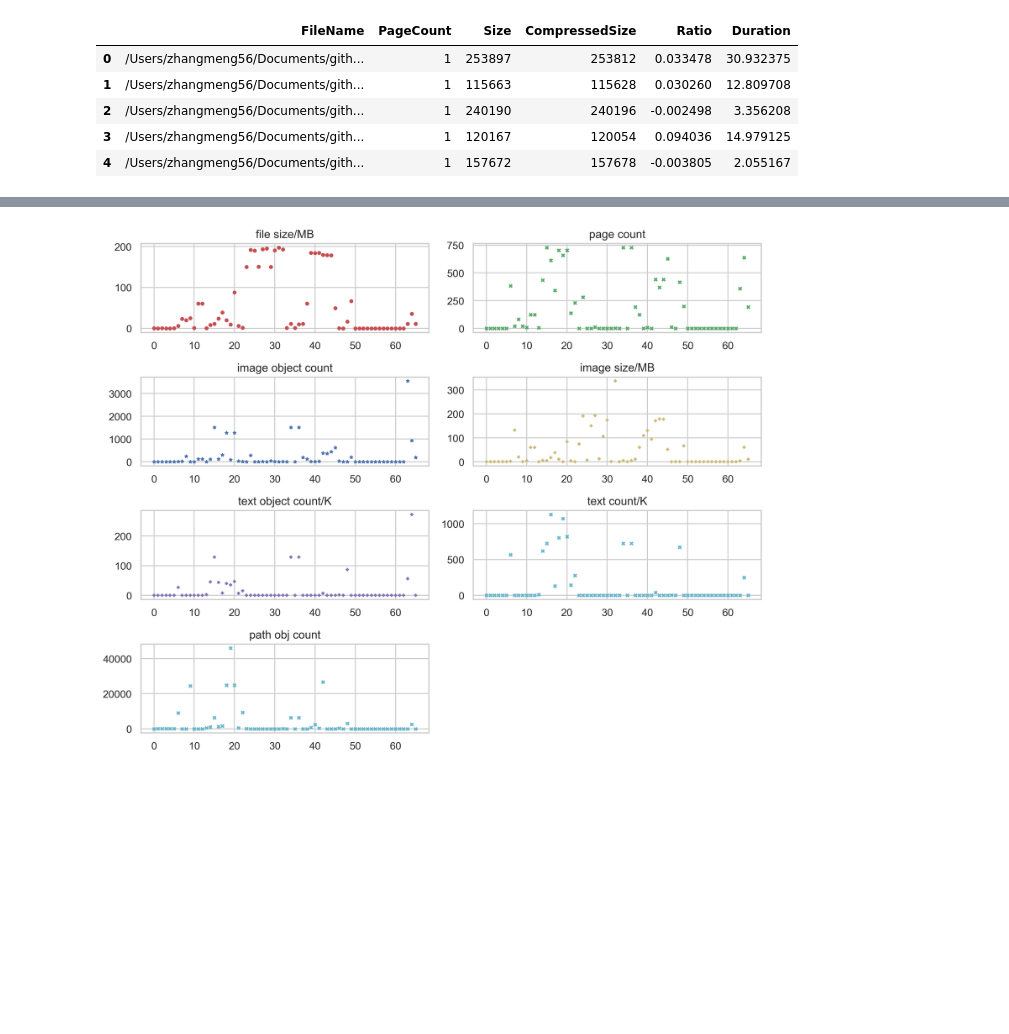
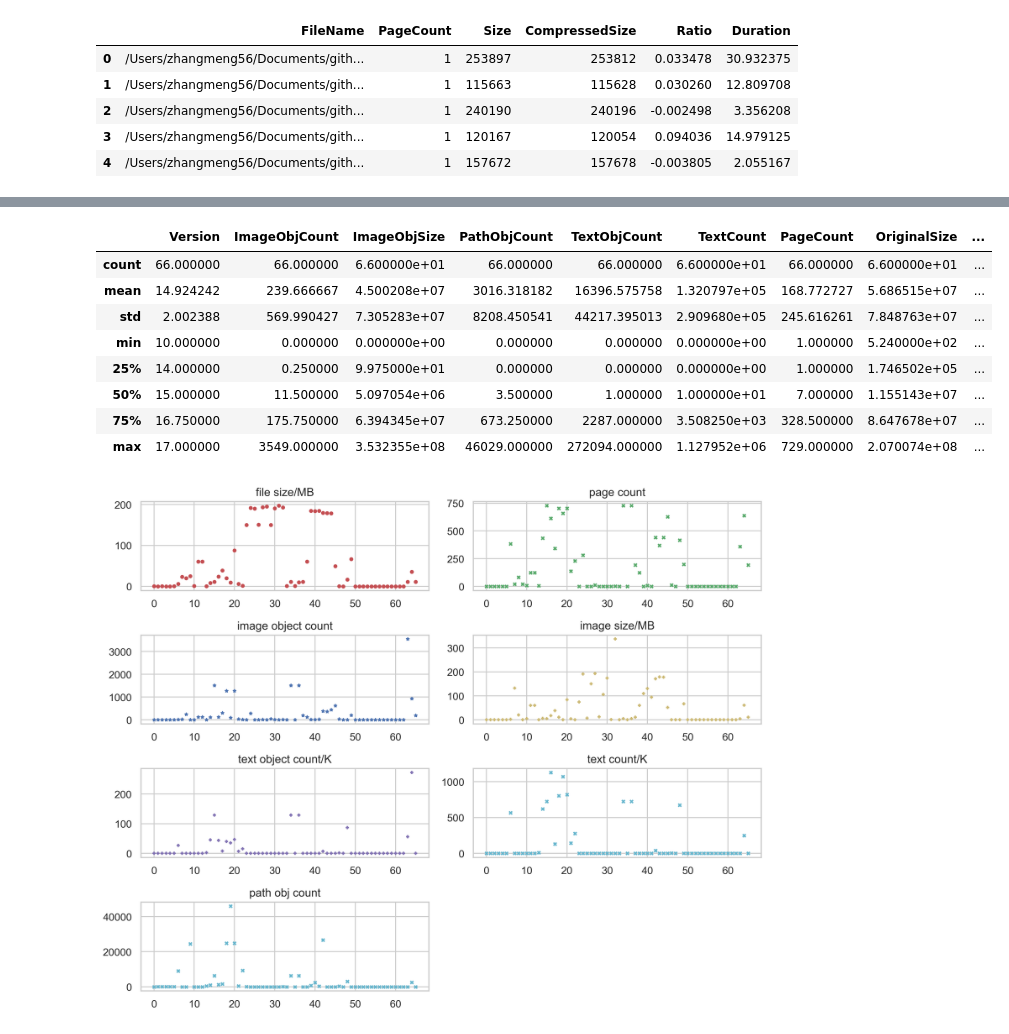
Before and after one commit to ZMbiubiubiu/zm-machine-learning-in-action, a Jupyter notebook: data-analyse/unipdf-compress/analyse.ipynb, the cells around one changed output, grey strips where cells are left out. Cells and saved outputs as stored; diff of their text form; code cells hidden in the pictures; blank space fills up the shorter version.

```diff
--- a/data-analyse/unipdf-compress/analyse.ipynb
+++ b/data-analyse/unipdf-compress/analyse.ipynb
@@ -61,3 +48,18 @@ combined_data.describe()
+# %%
+# 数据整体描述
+combined_data = combined_data.drop(columns=['PageCount_x', 'Size_x'])
+combined_data = combined_data.rename(columns={'PageCount_y': 'PageCount', 'Size_y': 'OriginalSize', 'CompressedSize': 'CompressedSize'})
+combined_data.describe()
+# %% [output]
+|  | Version | ImageObjCount | ImageObjSize | PathObjCount | TextObjCount | TextCount | PageCount | OriginalSize | ... |
+| count | 66.000000 | 66.000000 | 6.600000e+01 | 66.000000 | 66.000000 | 6.600000e+01 | 66.000000 | 6.600000e+01 | ... |
+| mean | 14.924242 | 239.666667 | 4.500208e+07 | 3016.318182 | 16396.575758 | 1.320797e+05 | 168.772727 | 5.686515e+07 | ... |
+| std | 2.002388 | 569.990427 | 7.305283e+07 | 8208.450541 | 44217.395013 | 2.909680e+05 | 245.616261 | 7.848763e+07 | ... |
+| min | 10.000000 | 0.000000 | 0.000000e+00 | 0.000000 | 0.000000 | 0.000000e+00 | 1.000000 | 5.240000e+02 | ... |
+| 25% | 14.000000 | 0.250000 | 9.975000e+01 | 0.000000 | 0.000000 | 0.000000e+00 | 1.000000 | 1.746502e+05 | ... |
+| 50% | 15.000000 | 11.500000 | 5.097054e+06 | 3.500000 | 1.000000 | 1.000000e+01 | 7.000000 | 1.155143e+07 | ... |
+| 75% | 16.750000 | 175.750000 | 6.394345e+07 | 673.250000 | 2287.000000 | 3.508250e+03 | 328.500000 | 8.647678e+07 | ... |
+| max | 17.000000 | 3549.000000 | 3.532355e+08 | 46029.000000 | 272094.000000 | 1.127952e+06 | 729.000000 | 2.070074e+08 | ... |
 # %%
 import seaborn as sns
 import matplotlib.pyplot as plt
```
Also changed, not shown: parts of 10 cells of this notebook.
